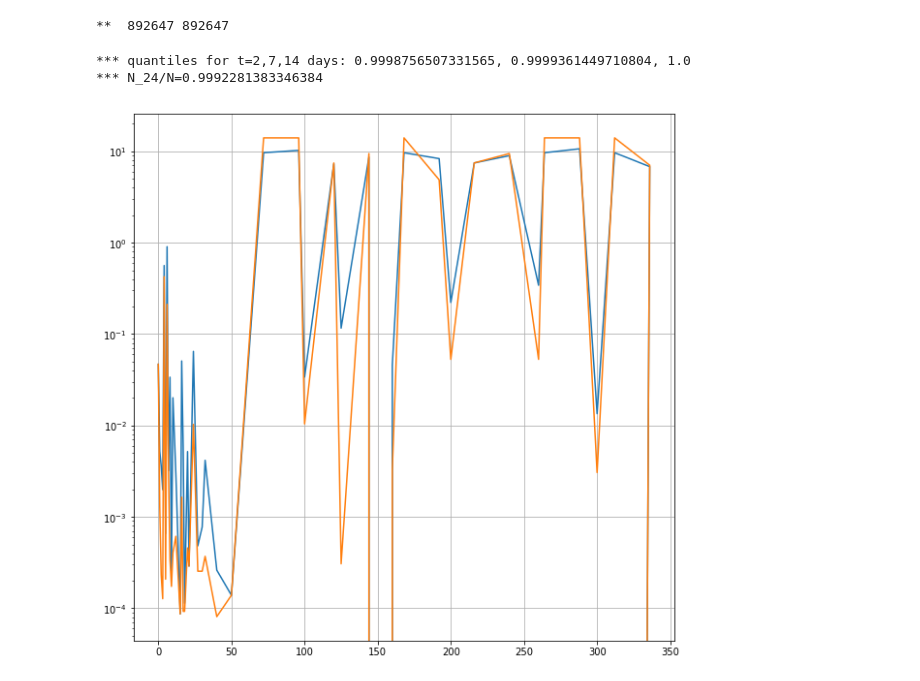
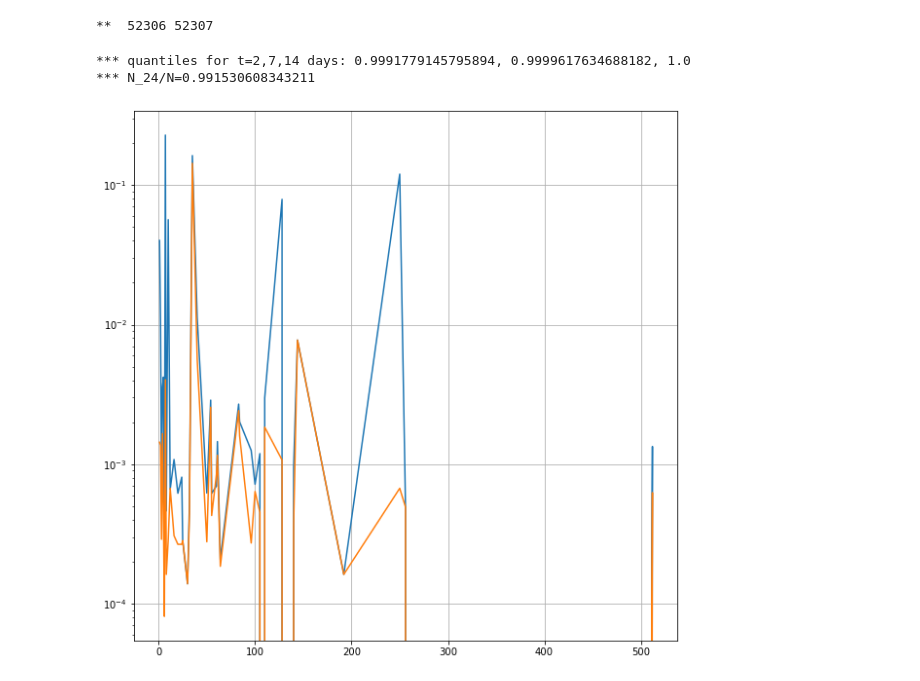
Before and after one commit to jeffersonscientific/HPC_analytics, a Jupyter notebook: SERC_analytics_realtime_query.ipynb, the cells around one changed output. Cells and saved outputs as stored; diff of their text form; code cells hidden in the pictures.

Commit message:
ran some new analytics for Sherlock SERC in SERC_analytics_realtime_auerry.ipynb notebook. realtime query SACCT object appears to work nicely.

```diff
--- a/SERC_analytics_realtime_query.ipynb
+++ b/SERC_analytics_realtime_query.ipynb
@@ -37,7 +40,7 @@ import hpc_lib
 #             out_pkl = pickle.dump(sacct_mazama, fout)
 # %%
 # TODO: start with realtime query, then demo loading from HDF5.
-start_date = '2021-04-01'
+start_date = '2021-04-15'
 end_date   = '2021-05-15'
 # NOTE: additional options can be passed in the more_options=[] arrary, or just as sacct_{option-name}={val}
 #
@@ -72,3 +77,7 @@ print('** cols: ', sacct_mazama.jobs_summary.dtype.names)
 ** cols:  ('index', 'User', 'Group', 'GID', 'JobName', 'JobID', 'JobIDRaw', 'Partition', 'State', 'Timelimit', 'NCPUS', 'NNodes', 'Submit', 'Eligible', 'Start', 'End', 'Elapsed', 'SystemCPU', 'UserCPU ...
+# %%
+# NOTE: add this to the __init__. would be nice to refactor the code a bit to better handle inheritance.
+if not 'chunk_size' in SACCT_obj.__dict__.keys():
+    SACCT_obj.chunk_size=1000
 # %%
 #
@@ -354,7 +345,7 @@ Text(0.5, 1.0, '(Cumulative)')
 # %%
-print('** ', len(run_times), len(sacct_mazama.jobs_summary['NCPUS']))
+print('** ', len(run_times), len(SACCT_obj.jobs_summary['NCPUS']))
 # %% [output]
-**  892647 892647
+**  52306 52307
 # %%
 #ix_rt = numpy.argsort(run_times)
 run_times_sorted = run_times.copy()
@@ -375,25 +366,25 @@ print('*** quantiles for t=2,7,14 days: {}, {}, {}'.format(float(k_2)/N, k_7/N,
 #
 # percent of jobs that use N<24 cores (aka, can run on a single node). Note that these are especially
 #. eligible for GCP.
-N_24 = numpy.sum(sacct_mazama.jobs_summary['NCPUS']<25)
+N_24 = numpy.sum(SACCT_obj.jobs_summary['NCPUS']<25)
 print('*** N_24/N={}'.format(N_24/N))
 # %% [output]
-*** quantiles for t=2,7,14 days: 0.9998756507331565, 0.9999361449710804, 1.0
-*** N_24/N=0.9992281383346384
+*** quantiles for t=2,7,14 days: 0.9991779145795894, 0.9999617634688182, 1.0
+*** N_24/N=0.991530608343211
 # %%
-wait_stats = sacct_mazama.get_wait_stats()
+wait_stats = SACCT_obj.get_wait_stats()
 #
 fg = plt.figure(figsize=(10,10))
 ax1 = plt.gca()
 ax1.grid()
 #
 ax1.plot(wait_stats['ncpus'], wait_stats['mean'], ls='-', label='mean')
 ax1.plot(wait_stats['ncpus'], wait_stats['median'], ls='-', label='median')
 #
 #ax1.set_ylim(-.1, .5)
 ax1.set_yscale('log')
 # %% [output]
-[figure, old version]
+[figure, new version]
 # %%
 #t0 = mpd.date2num(dtm.datetime(2019,9,2, tzinfo=pytz.timezone('UTC')))
 t0 = mpd.date2num(dtm.datetime(2019,12,30, tzinfo=pytz.timezone('UTC')))
```
Also changed, not shown: parts of 18 cells of this notebook, 2 other files.
